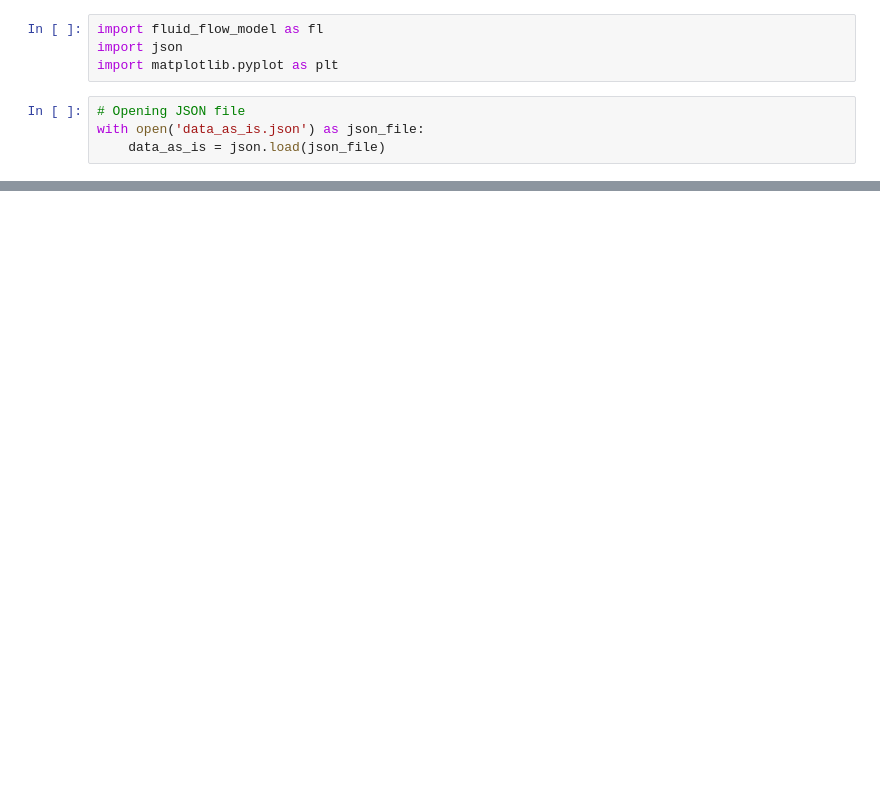
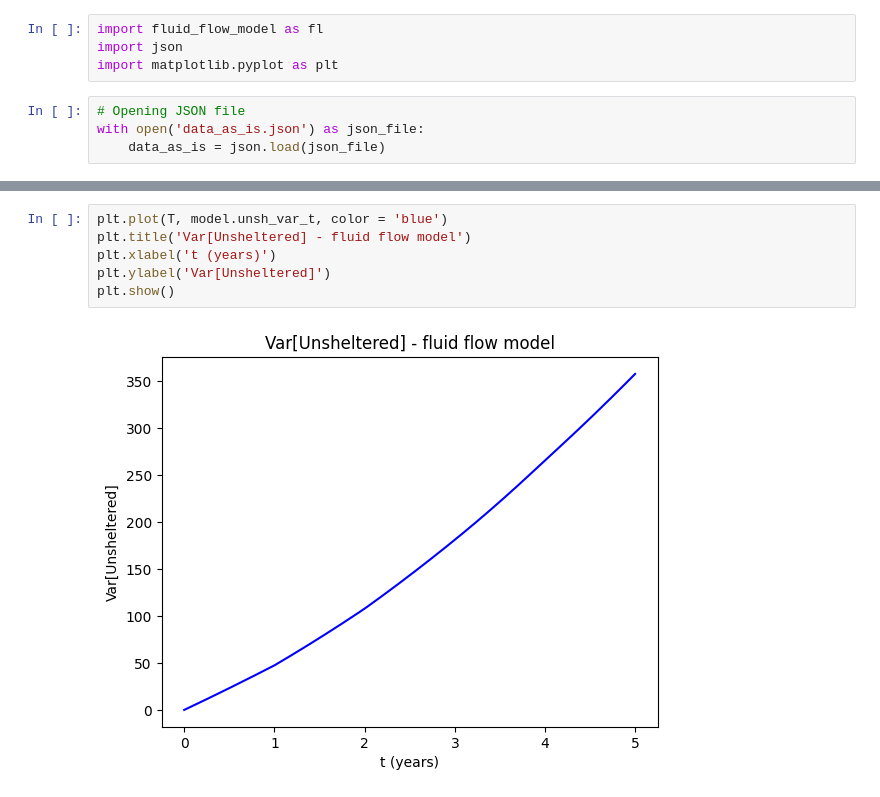
Before and after one commit to grahamburgess3/homeless_services, a Jupyter notebook: 08_fluid_flow_model.ipynb, the cells around one changed output, grey strips where cells are left out. Drawn from its saved outputs; the diff is of its cells as text; blank space fills up the shorter version.

```diff
--- a/08_fluid_flow_model.ipynb
+++ b/08_fluid_flow_model.ipynb
@@ -29,0 +23,8 @@ plt.show()
+# %%
+plt.plot(T, model.unsh_var_t, color = 'blue')
+plt.title('Var[Unsheltered] - fluid flow model')
+plt.xlabel('t (years)')
+plt.ylabel('Var[Unsheltered]')
+plt.show()
+# %% [output]
+[figure, added]
```
Also changed, not shown: parts of 4 cells of this notebook, 1 other file.
